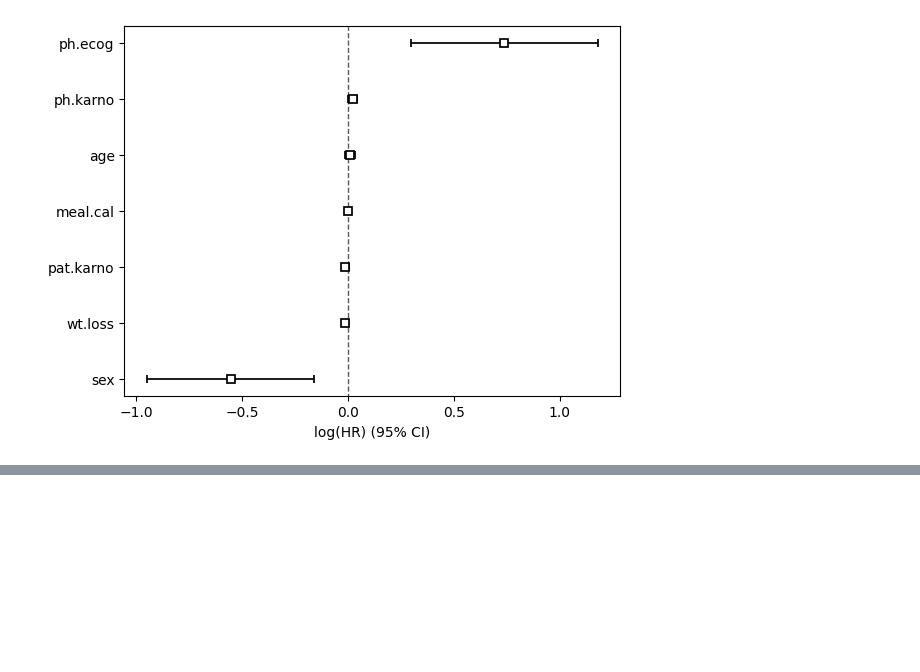
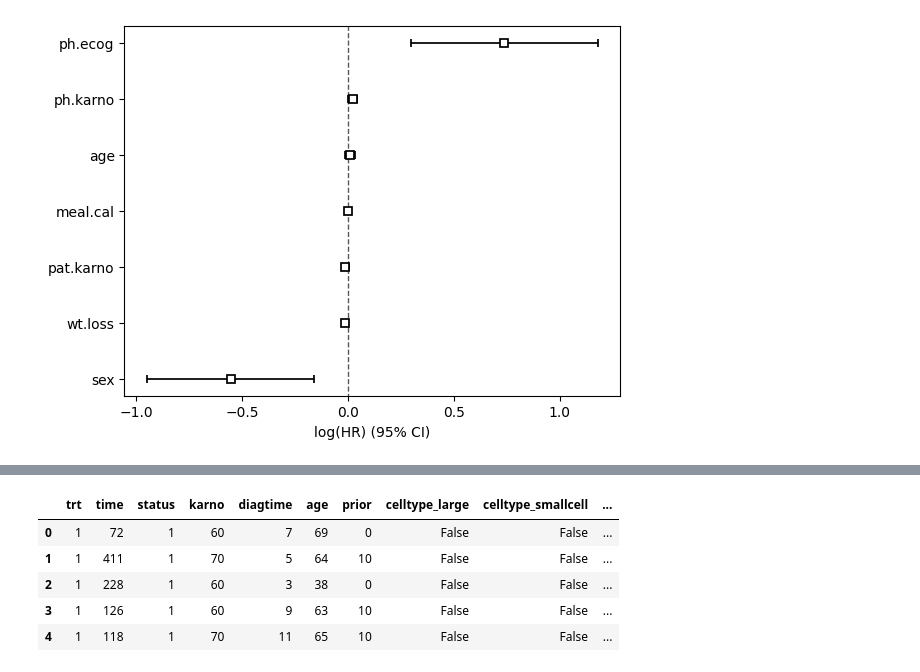
Before and after one commit to wreza1987/Data-Mining-for-Business-Analytics, a Jupyter notebook: 2 - Cox Proportional Hazard Regression/Cox Propotional Hazarad.ipynb, the cells around one changed output, grey strips where cells are left out. Cells and saved outputs as stored; diff of their text form; code cells hidden in the pictures; blank space fills up the shorter version.

```diff
--- a/2 - Cox Proportional Hazard Regression/Cox Propotional Hazarad.ipynb
+++ b/2 - Cox Proportional Hazard Regression/Cox Propotional Hazarad.ipynb
@@ -95,0 +140,12 @@ cph_model.plot()
+# %%
+# Data transformation
+veteran = pd.get_dummies(veteran, drop_first=True)
+
+veteran.head()
+# %% [output]
+|  | trt | time | status | karno | diagtime | age | prior | celltype_large | celltype_smallcell | ... |
+| 0 | 1 | 72 | 1 | 60 | 7 | 69 | 0 | False | False | ... |
+| 1 | 1 | 411 | 1 | 70 | 5 | 64 | 10 | False | False | ... |
+| 2 | 1 | 228 | 1 | 60 | 3 | 38 | 0 | False | False | ... |
+| 3 | 1 | 126 | 1 | 60 | 9 | 63 | 10 | False | False | ... |
+| 4 | 1 | 118 | 1 | 70 | 11 | 65 | 10 | False | False | ... |
```
Also changed, not shown: parts of 9 cells of this notebook.
